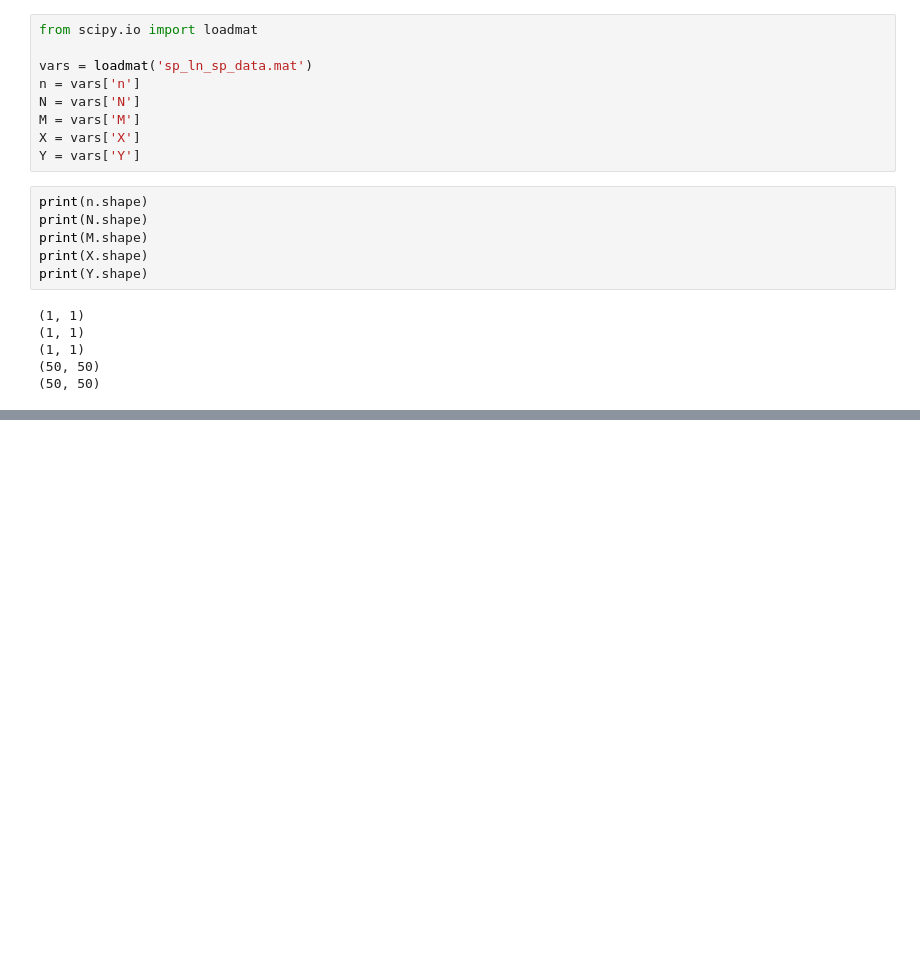
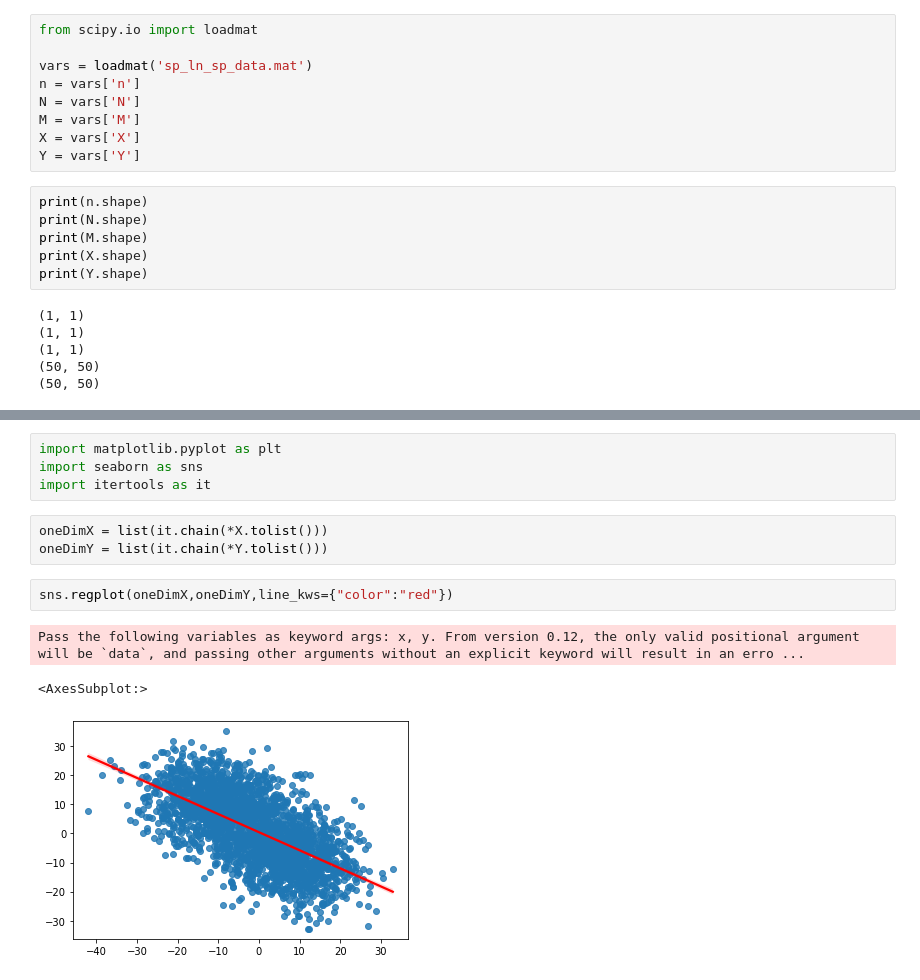
Before and after one commit to adam-213/LinPro2021, a Jupyter notebook: main.ipynb, the cells around one changed output, grey strips where cells are left out. Drawn from its saved outputs; the diff is of its cells as text; blank space fills up the shorter version.

```diff
--- a/main.ipynb
+++ b/main.ipynb
@@ -38,3 +22,16 @@ hint: Waiting for your editor to close the file... 7="/work/LinPro2021/.git/COMM
+# %%
+import matplotlib.pyplot as plt
+import seaborn as sns
+import itertools as it
+# %%
+oneDimX = list(it.chain(*X.tolist()))
+oneDimY = list(it.chain(*Y.tolist()))
+# %%
+sns.regplot(oneDimX,oneDimY,line_kws={"color":"red"})
+# %% [output]
+Pass the following variables as keyword args: x, y. From version 0.12, the only valid positional argument will be `data`, and passing other arguments without an explicit keyword will result in an erro ...
+<AxesSubplot:>
+[figure, added]
 # %% [markdown]
 <a style='text-decoration:none;line-height:16px;display:flex;color:#5B5B62;padding:10px;justify-content:end;' href='https://deepnote.com?utm_source=created-in-deepnote-cell&projectId=d49c4e00-e54d-42d3-8cda-6e1a56ded0ed' target="_blank">
 <img alt='Created in deepnote.com' style='display:inline;max-height:16px;margin:0px;margin-right:7.5px;' src='embedded-picture-1' > </img>
```
Also changed, not shown: parts of 1 cell of this notebook.
